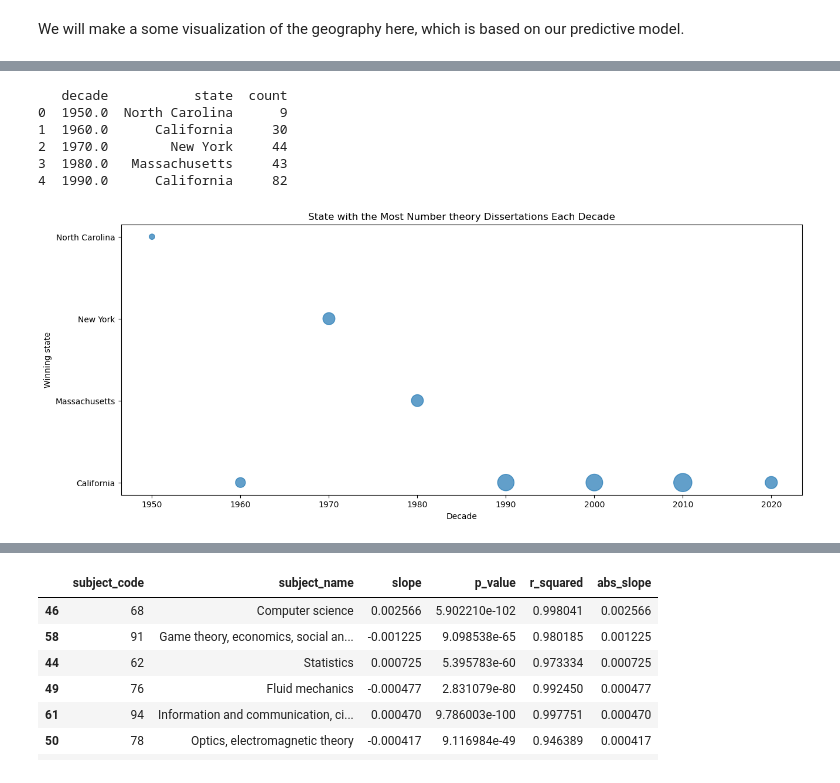
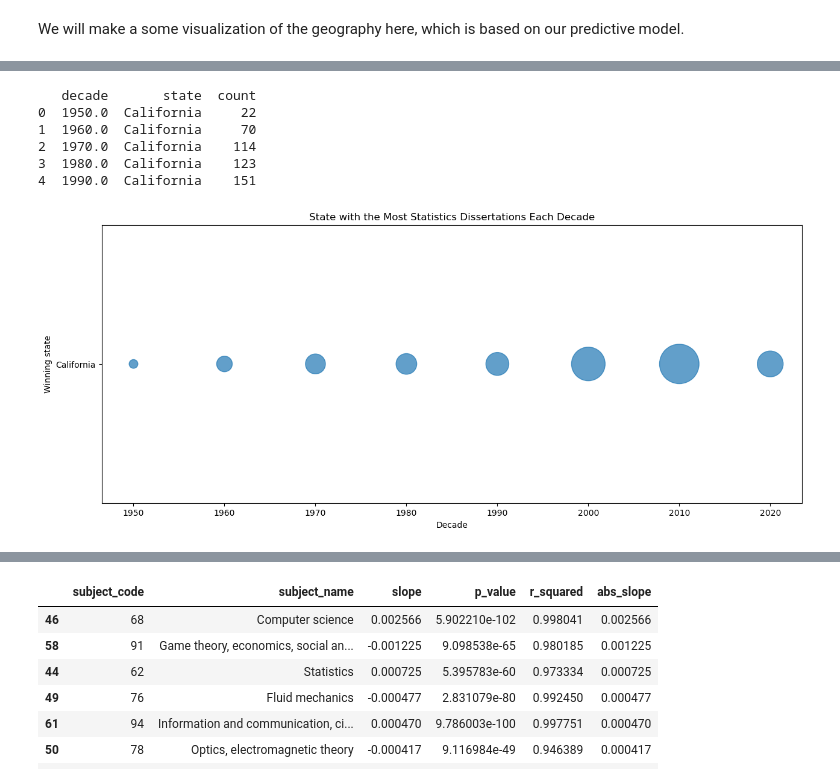
Before and after one commit to Erdos-Projects/summer26-math-genealogy, a Jupyter notebook: notebooks/Geography-Jonathan/Data-States.ipynb, the cells around one changed output, grey strips where cells are left out. Cells and saved outputs as stored; diff of their text form; code cells hidden in the pictures.

```diff
--- a/notebooks/Geography-Jonathan/Data-States.ipynb
+++ b/notebooks/Geography-Jonathan/Data-States.ipynb
@@ -3,19 +3,34 @@ In this notebook we consider questions on the geogarphic distribution of subject
 # %% [markdown]
 1. We first need to assign a State to those dissertations that were granted in the United States, as this information is not in the original data set.
 # %%
+import json
+
 import pandas as pd
 import matplotlib.pyplot as plt
 import seaborn as sns
 
 # Load the CSV file into a structured DataFrame
 
-df = pd.read_csv('/Users/jonathancohen1/Desktop/summer26/data/processed/version2_new_dataset_fitted.csv')
+
+#this is the modified data set, after missing subjects filled in.
+#df = pd.read_csv('/Users/jonathancohen1/Desktop/summer26/data/processed/version2_new_dataset_fitted.csv')
+
+
+#This is the ORIGINAL data set, before missing subjects filled in.
+df = pd.read_json('/Users/jonathancohen1/Desktop/summer26/data/processed/data-new.json')
+
+with open('/Users/jonathancohen1/Desktop/summer26/data/processed/data-new.json') as f:
+    data = json.load(f)
+
+df = pd.DataFrame(data["nodes"])
+
+
 
 #Source : https://www.kaggle.com/datasets/mexwell/us-colleges-and-universities?resource=download
 dg =pd.read_csv('/Users/jonathancohen1/Desktop/us-colleges-and-universities.csv', sep=';')
 
 #keep only desired columns
-df = df[['name', 'school', 'country', 'year', 'subject_code', 'subject_name', 'predicted_subject_code']]
+df = df[['name', 'school', 'country', 'year', 'subject']]
 dg = dg[['NAME', 'CITY', 'STATE']]
 
 #Rename column to match df
@@ -120,7 +135,7 @@ df = df[df['school'].notnull()]
 
 
 #replace empty entries in subject_code column with those from predicted_subject_code column
-df.loc[df['subject_code'] == '', 'subject_code'] = df['predicted_subject_code']
+#df.loc[df['subject_code'] == '', 'subject_code'] = df['predicted_subject_code']
 
 
 
@@ -841,7 +845,7 @@ plt.show()
 # %%
 #repeat the analysis but with the most popular subject being counted by the total number, rather than proportion.
 
-subject = 11
+subject = "62\u2014Statistics"
 
 # Only years >= 1950
 df2 = df[df['year'] >= 1950].copy()
@@ -849,7 +853,7 @@ df2 = df[df['year'] >= 1950].copy()
 df2['decade'] = (df2['year'] // 10) * 10
 
 counts = (
-    df2[df2['subject_code'] == subject]
+    df2[df2['subject'] == subject]
       .groupby(['decade', 'state'])
       .size()
       .rename('count')
@@ -859,38 +863,38 @@ counts = (
 winner = (
     counts.loc[counts.groupby('decade')['count'].idxmax()]
           .sort_values('decade')
           .reset_index(drop=True)
 )
 
 print(winner.head())
 
 
 states = sorted(winner['state'].unique())
 state_to_num = {s: i for i, s in enumerate(states)}
 
 winner['y'] = winner['state'].map(state_to_num)
 
 plt.figure(figsize=(15,6))
 
 plt.scatter(
     winner['decade'],
     winner['y'],
     s=winner['count'] * 5,   # adjust multiplier
     alpha=0.7
 )
 
 plt.yticks(range(len(states)), states)
 plt.xlabel("Decade")
 plt.ylabel("Winning state")
 plt.title(f"State with the Most {subject_name} Dissertations Each Decade")
 
 plt.show()
 # %% [output]
-   decade           state  count
-0  1950.0  North Carolina      9
-1  1960.0      California     30
-2  1970.0        New York     44
-3  1980.0   Massachusetts     43
-4  1990.0      California     82
+   decade       state  count
+0  1950.0  California     22
+1  1960.0  California     70
+2  1970.0  California    114
+3  1980.0  California    123
+4  1990.0  California    151
-[figure, old version]
+[figure, new version]
 # %%
```
Also changed, not shown: parts of 24 cells of this notebook, 1 other file.
